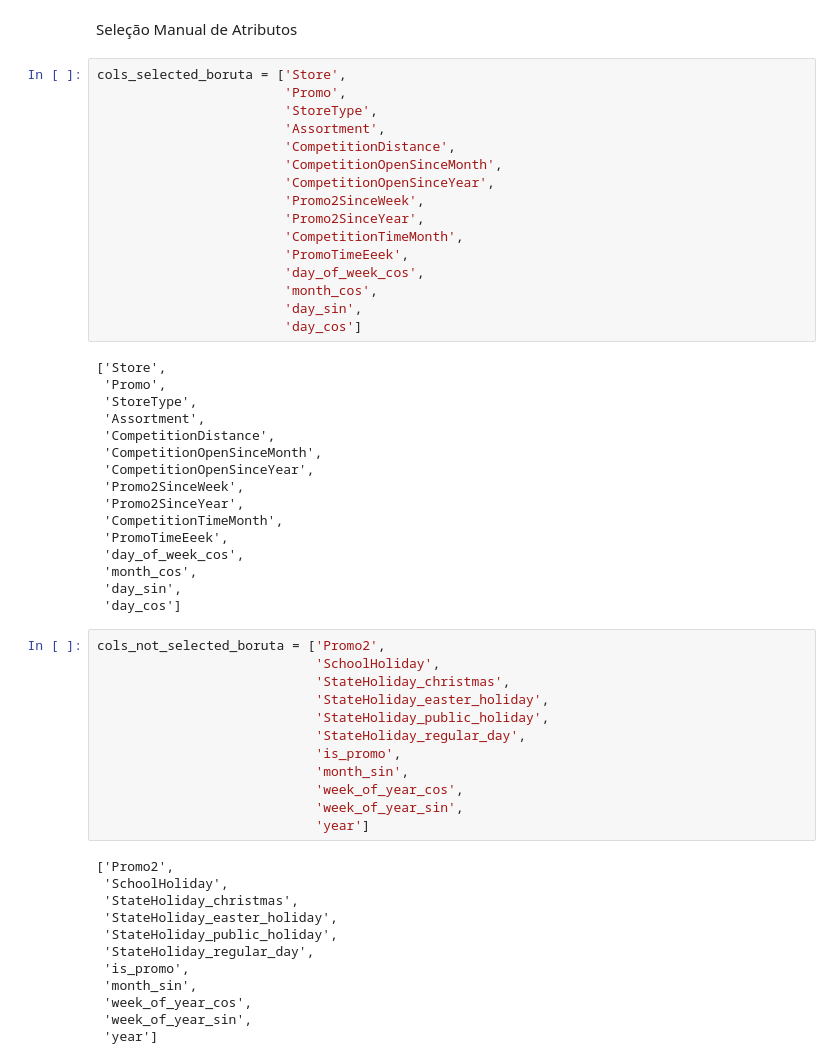
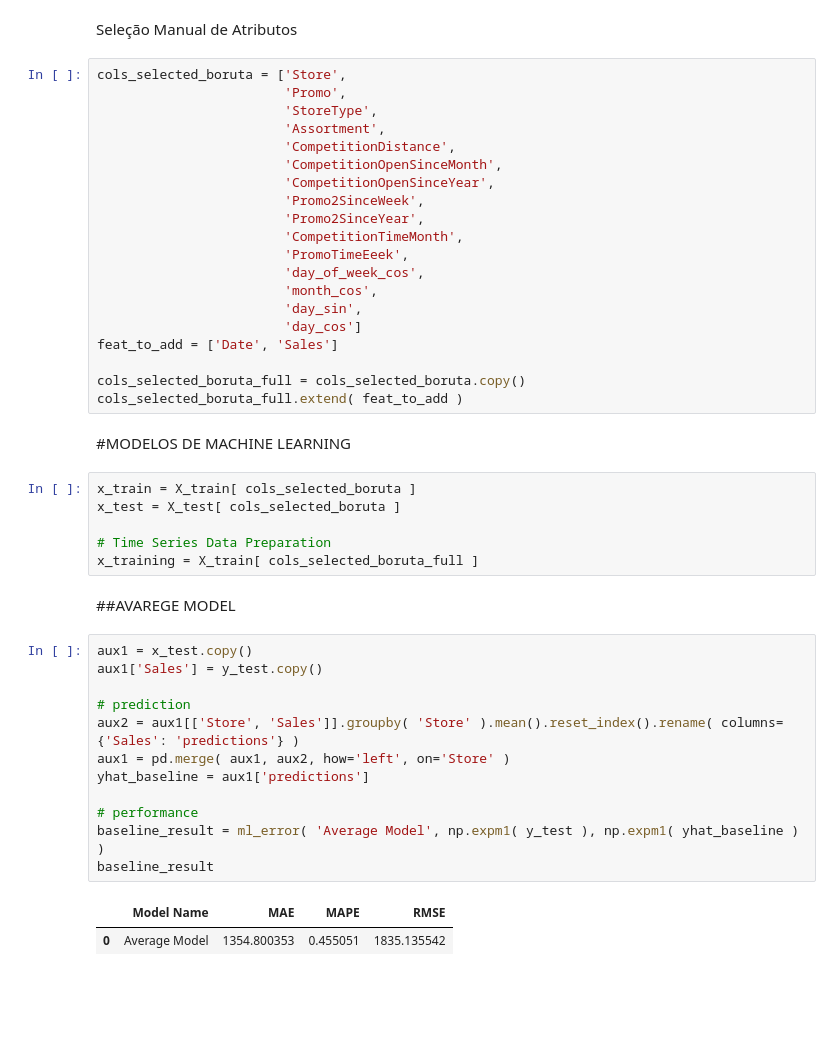
Before and after one commit to tuanymariiah/projeto_rossmam, a Jupyter notebook: Projeto_Rossmam.ipynb, the cells around one changed output. Saved outputs shown, nothing was run; the diff lists cells and outputs as text; blank space fills up the shorter version.

```diff
--- a/Projeto_Rossmam.ipynb
+++ b/Projeto_Rossmam.ipynb
@@ -668,43 +714,32 @@ cols_selected_boruta = ['Store',
                         'month_cos',
                         'day_sin',
                         'day_cos']
+feat_to_add = ['Date', 'Sales']
+
+cols_selected_boruta_full = cols_selected_boruta.copy()
+cols_selected_boruta_full.extend( feat_to_add )
-# %% [output]
-['Store',
- 'Promo',
- 'StoreType',
- 'Assortment',
- 'CompetitionDistance',
- 'CompetitionOpenSinceMonth',
- 'CompetitionOpenSinceYear',
- 'Promo2SinceWeek',
- 'Promo2SinceYear',
- 'CompetitionTimeMonth',
- 'PromoTimeEeek',
- 'day_of_week_cos',
- 'month_cos',
- 'day_sin',
- 'day_cos']
-# %%
-cols_not_selected_boruta = ['Promo2',
-                            'SchoolHoliday',
-                            'StateHoliday_christmas',
-                            'StateHoliday_easter_holiday',
-                            'StateHoliday_public_holiday',
-                            'StateHoliday_regular_day',
-                            'is_promo',
-                            'month_sin',
-                            'week_of_year_cos',
-                            'week_of_year_sin',
-                            'year']
-# %% [output]
-['Promo2',
- 'SchoolHoliday',
- 'StateHoliday_christmas',
- 'StateHoliday_easter_holiday',
- 'StateHoliday_public_holiday',
- 'StateHoliday_regular_day',
- 'is_promo',
- 'month_sin',
- 'week_of_year_cos',
- 'week_of_year_sin',
- 'year']
+# %% [markdown]
+#MODELOS DE MACHINE LEARNING
+# %%
+x_train = X_train[ cols_selected_boruta ]
+x_test = X_test[ cols_selected_boruta ]
+
+# Time Series Data Preparation
+x_training = X_train[ cols_selected_boruta_full ]
+# %% [markdown]
+##AVAREGE MODEL
+# %%
+aux1 = x_test.copy()
+aux1['Sales'] = y_test.copy()
+
+# prediction
+aux2 = aux1[['Store', 'Sales']].groupby( 'Store' ).mean().reset_index().rename( columns={'Sales': 'predictions'} )
+aux1 = pd.merge( aux1, aux2, how='left', on='Store' )
+yhat_baseline = aux1['predictions']
+
+# performance
+baseline_result = ml_error( 'Average Model', np.expm1( y_test ), np.expm1( yhat_baseline ) )
+baseline_result
+# %% [output]
+|  | Model Name | MAE | MAPE | RMSE |
+| 0 | Average Model | 1354.800353 | 0.455051 | 1835.135542 |
```
Also changed, not shown: parts of 30 cells of this notebook.
